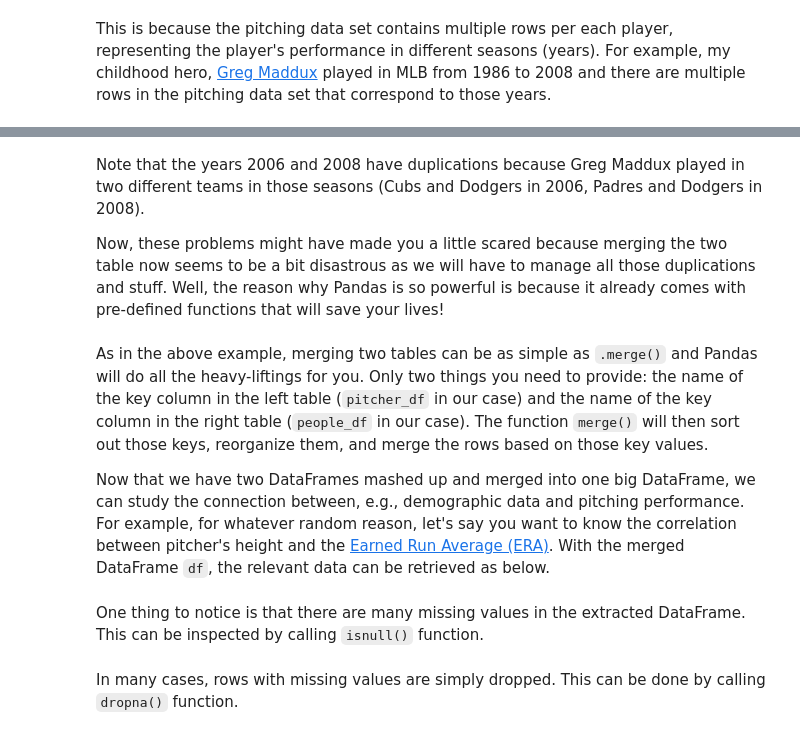
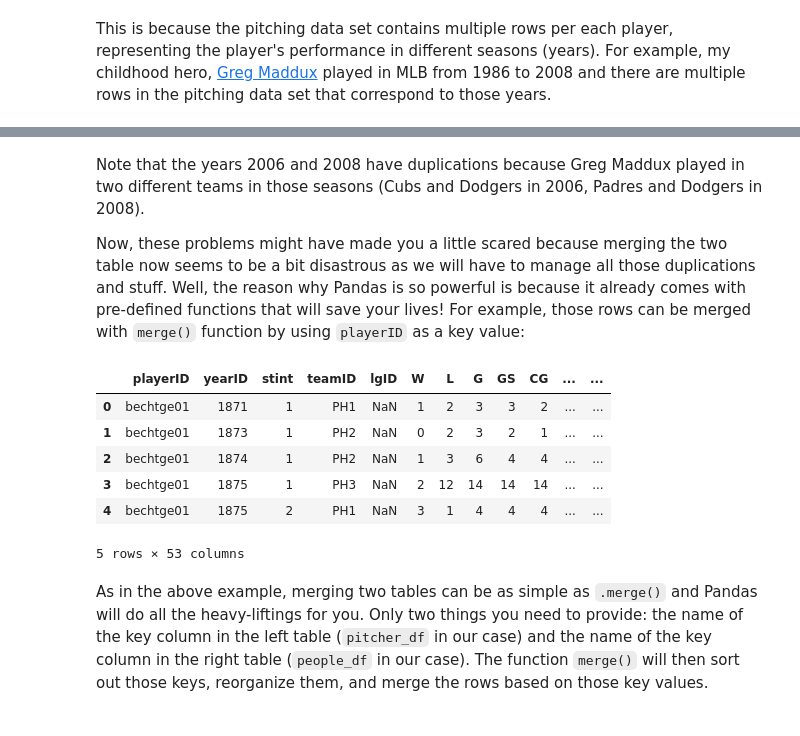
Before and after one commit to stephenbaek/bigdata, a Jupyter notebook: in-class-assignments/ica02/How_to_Read_and_Represent_Data.ipynb, the cells around one changed output, grey strips where cells are left out. Cells and saved outputs as stored; diff of their text form; code cells hidden in the pictures.

Commit message:
added pandas assignments

```diff
--- a/in-class-assignments/ica02/How_to_Read_and_Represent_Data.ipynb
+++ b/in-class-assignments/ica02/How_to_Read_and_Represent_Data.ipynb
@@ -565,11 +902,17 @@ pitcher_df['yearID'][ pitcher_df['playerID'] == maddux_id.iloc[0] ]
 # %% [markdown]
 Note that the years 2006 and 2008 have duplications because Greg Maddux played in two different teams in those seasons (Cubs and Dodgers in 2006, Padres and Dodgers in 2008).
 
-Now, these problems might have made you a little scared because merging the two table now seems to be a bit disastrous as we will have to manage all those duplications and stuff. Well, the reason why Pandas is so powerful is because it already comes with pre-defined functions that will save your lives!
+Now, these problems might have made you a little scared because merging the two table now seems to be a bit disastrous as we will have to manage all those duplications and stuff. Well, the reason why Pandas is so powerful is because it already comes with pre-defined functions that will save your lives! For example, those rows can be merged with `merge()` function by using `playerID` as a key value:
 # %%
-df = pitcher_df.merge(people_df, left_on='playerID', right_on='playerID')
-df.head(5)
+data = pitcher_data.merge(people_data, left_on='playerID', right_on='playerID')
+data.head(5)
+# %% [output]
+|  | playerID | yearID | stint | teamID | lgID | W | L | G | GS | CG | ... | ... |
+| 0 | bechtge01 | 1871 | 1 | PH1 | NaN | 1 | 2 | 3 | 3 | 2 | ... | ... |
+| 1 | bechtge01 | 1873 | 1 | PH2 | NaN | 0 | 2 | 3 | 2 | 1 | ... | ... |
+| 2 | bechtge01 | 1874 | 1 | PH2 | NaN | 1 | 3 | 6 | 4 | 4 | ... | ... |
+| 3 | bechtge01 | 1875 | 1 | PH3 | NaN | 2 | 12 | 14 | 14 | 14 | ... | ... |
+| 4 | bechtge01 | 1875 | 2 | PH1 | NaN | 3 | 1 | 4 | 4 | 4 | ... | ... |
+5 rows × 53 columns
 # %% [markdown]
 As in the above example, merging two tables can be as simple as `.merge()` and Pandas will do all the heavy-liftings for you. Only two things you need to provide: the name of the key column in the left table (`pitcher_df` in our case) and the name of the key column in the right table (`people_df` in our case). The function `merge()` will then sort out those keys, reorganize them, and merge the rows based on those key values.
-
-Now that we have two DataFrames mashed up and merged into one big DataFrame, we can study the connection between, e.g., demographic data and pitching performance. For example, for whatever random reason, let's say you want to know the correlation between pitcher's height and the [Earned Run Average (ERA)](https://en.wikipedia.org/wiki/Earned_run_average). With the merged DataFrame `df`, the relevant data can be retrieved as below.
@@ -579,2 +918,0 @@ height_ERA
-# %% [markdown]
-One thing to notice is that there are many missing values in the extracted DataFrame. This can be inspected by calling `isnull()` function.
@@ -583,2 +918,0 @@ height_ERA.isnull()
-# %% [markdown]
-In many cases, rows with missing values are simply dropped. This can be done by calling `dropna()` function.
```
Also changed, not shown: parts of 116 cells of this notebook.
